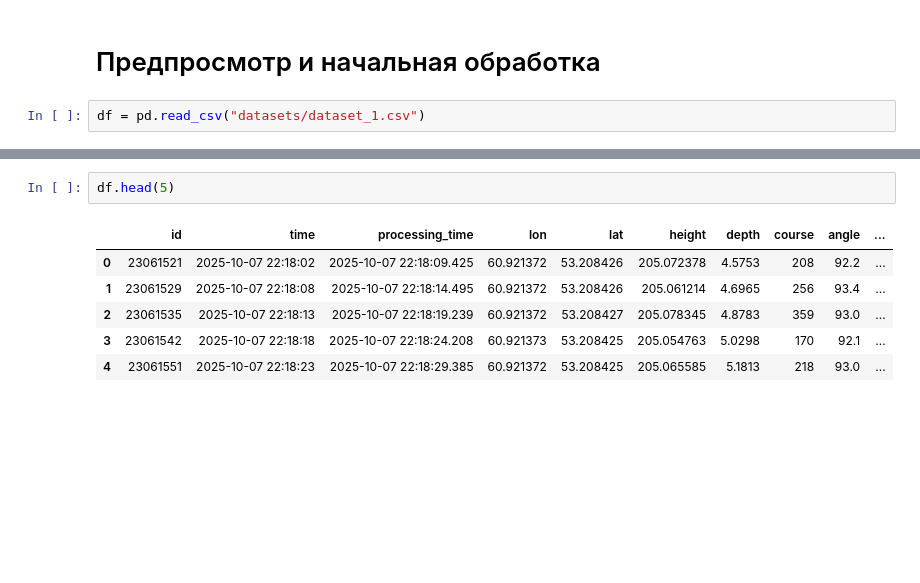
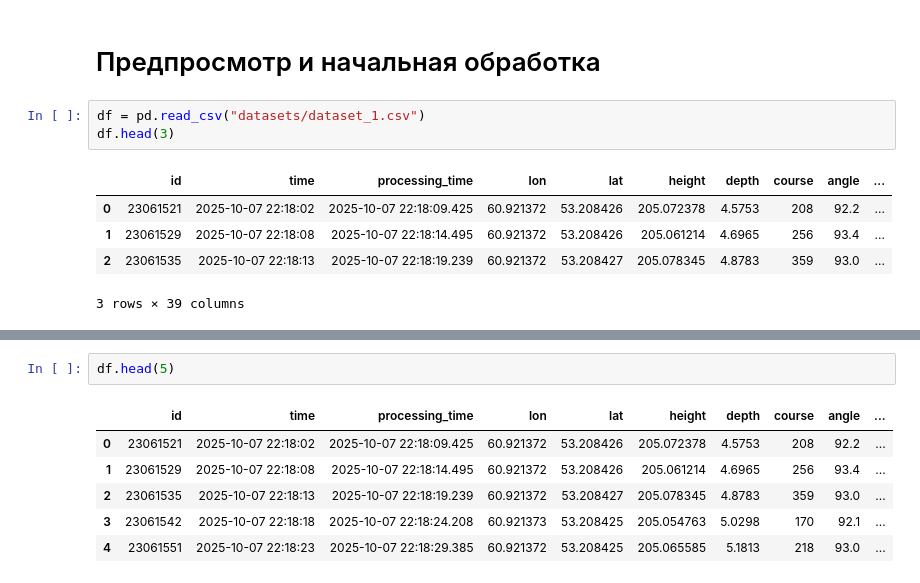
Before and after one commit to qa1roO/OptimalDrilling, a Jupyter notebook: pipeline.ipynb, the cells around one changed output, grey strips where cells are left out. Saved outputs shown, nothing was run; the diff lists cells and outputs as text; blank space fills up the shorter version.

```diff
--- a/pipeline.ipynb
+++ b/pipeline.ipynb
@@ -12,3 +28,10 @@ pd.set_option('display.max_rows', 20)
 # Предпросмотр и начальная обработка
 # %%
 df = pd.read_csv("datasets/dataset_1.csv")
+df.head(3)
+# %% [output]
+|  | id | time | processing_time | lon | lat | height | depth | course | angle | ... |
+| 0 | 23061521 | 2025-10-07 22:18:02 | 2025-10-07 22:18:09.425 | 60.921372 | 53.208426 | 205.072378 | 4.5753 | 208 | 92.2 | ... |
+| 1 | 23061529 | 2025-10-07 22:18:08 | 2025-10-07 22:18:14.495 | 60.921372 | 53.208426 | 205.061214 | 4.6965 | 256 | 93.4 | ... |
+| 2 | 23061535 | 2025-10-07 22:18:13 | 2025-10-07 22:18:19.239 | 60.921372 | 53.208427 | 205.078345 | 4.8783 | 359 | 93.0 | ... |
+3 rows × 39 columns
```
Also changed, not shown: parts of 43 cells of this notebook, 9 other files.
